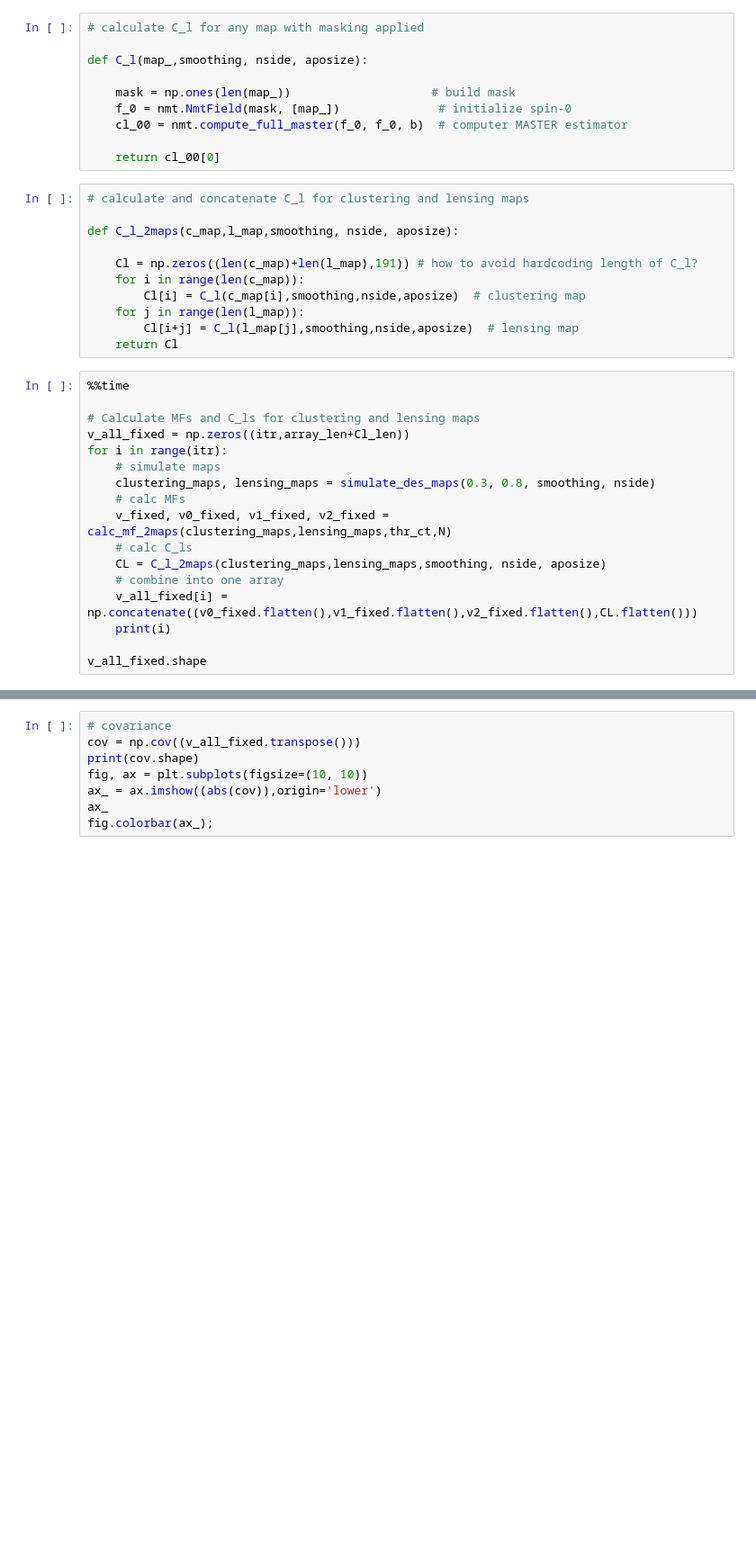
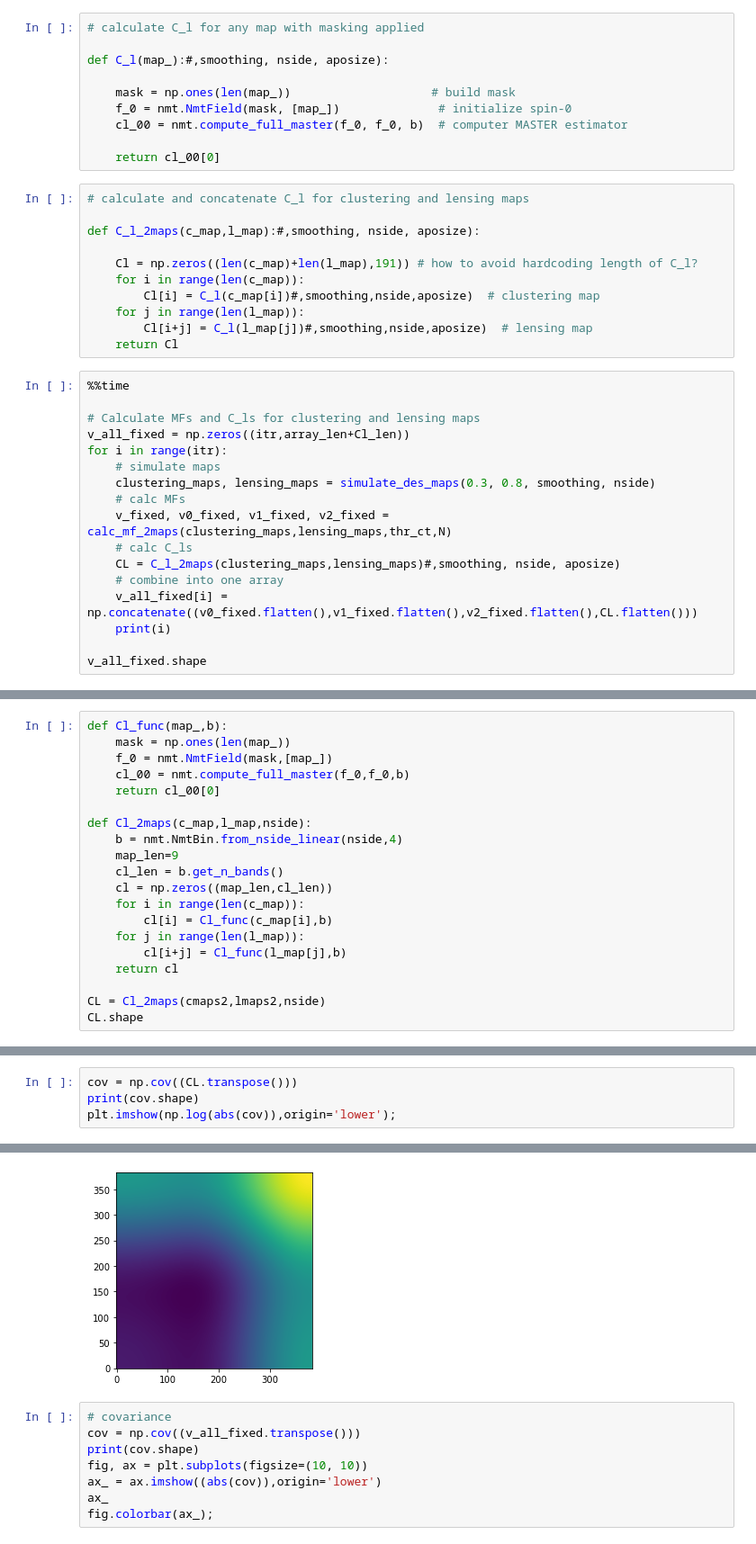
Before and after one commit to joezuntz/mink2, a Jupyter notebook: NaMaster.ipynb, the cells around one changed output, grey strips where cells are left out. Shown: that part at 90% size. Cells and saved outputs as stored; diff of their text form; blank space fills up the shorter version.

```diff
--- a/NaMaster.ipynb
+++ b/NaMaster.ipynb
@@ -73,7 +74,7 @@ Cl_len = map_len*b.get_n_bands()              # length of Cls
 # %%
 # calculate C_l for any map with masking applied
 
-def C_l(map_,smoothing, nside, aposize):
+def C_l(map_):#,smoothing, nside, aposize):
 
     mask = np.ones(len(map_))                    # build mask
     f_0 = nmt.NmtField(mask, [map_])              # initialize spin-0
@@ -83,13 +84,13 @@ def C_l(map_,smoothing, nside, aposize):
 # %%
 # calculate and concatenate C_l for clustering and lensing maps
 
-def C_l_2maps(c_map,l_map,smoothing, nside, aposize):
+def C_l_2maps(c_map,l_map):#,smoothing, nside, aposize):
 
     Cl = np.zeros((len(c_map)+len(l_map),191)) # how to avoid hardcoding length of C_l?
     for i in range(len(c_map)):
-        Cl[i] = C_l(c_map[i],smoothing,nside,aposize)  # clustering map
+        Cl[i] = C_l(c_map[i])#,smoothing,nside,aposize)  # clustering map
     for j in range(len(l_map)):
-        Cl[i+j] = C_l(l_map[j],smoothing,nside,aposize)  # lensing map
+        Cl[i+j] = C_l(l_map[j])#,smoothing,nside,aposize)  # lensing map
     return Cl
 # %%
 %%time
@@ -102,7 +103,7 @@ for i in range(itr):
     # calc MFs
     v_fixed, v0_fixed, v1_fixed, v2_fixed = calc_mf_2maps(clustering_maps,lensing_maps,thr_ct,N)
     # calc C_ls
-    CL = C_l_2maps(clustering_maps,lensing_maps,smoothing, nside, aposize)
+    CL = C_l_2maps(clustering_maps,lensing_maps)#,smoothing, nside, aposize)
     # combine into one array
     v_all_fixed[i] = np.concatenate((v0_fixed.flatten(),v1_fixed.flatten(),v2_fixed.flatten(),CL.flatten()))
     print(i)
@@ -146,0 +138,20 @@ OSError: Failed to interpret file <_io.BufferedRandom name=47> as a pickle
+# %%
+def Cl_func(map_,b):
+    mask = np.ones(len(map_))
+    f_0 = nmt.NmtField(mask,[map_])
+    cl_00 = nmt.compute_full_master(f_0,f_0,b)
+    return cl_00[0]
+
+def Cl_2maps(c_map,l_map,nside):
+    b = nmt.NmtBin.from_nside_linear(nside,4)
+    map_len=9
+    cl_len = b.get_n_bands()
+    cl = np.zeros((map_len,cl_len))
+    for i in range(len(c_map)):
+        cl[i] = Cl_func(c_map[i],b)
+    for j in range(len(l_map)):
+        cl[i+j] = Cl_func(l_map[j],b)
+    return cl
+
+CL = Cl_2maps(cmaps2,lmaps2,nside)
+CL.shape
@@ -146,0 +160,5 @@ OSError: Failed to interpret file <_io.BufferedRandom name=47> as a pickle
+# %%
+cov = np.cov((CL.transpose()))
+print(cov.shape)
+plt.imshow(np.log(abs(cov)),origin='lower');
+# %% [output]
@@ -147,3 +166,4 @@ OSError: Failed to interpret file <_io.BufferedRandom name=47> as a pickle
+[figure, added]
 # %%
 # covariance
 cov = np.cov((v_all_fixed.transpose()))
```
Also changed, not shown: parts of 9 cells of this notebook.
